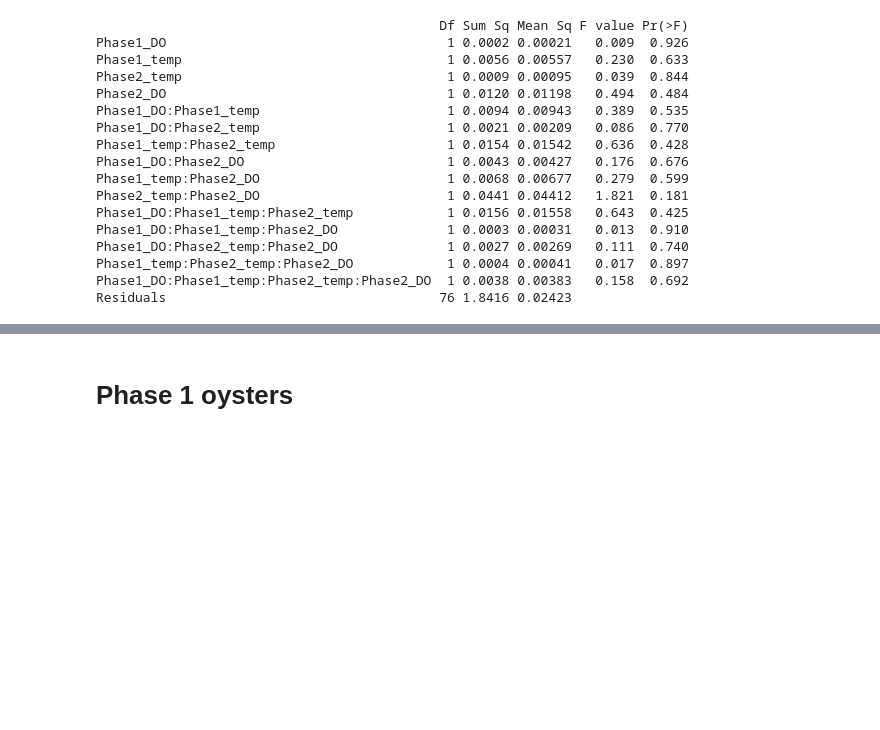
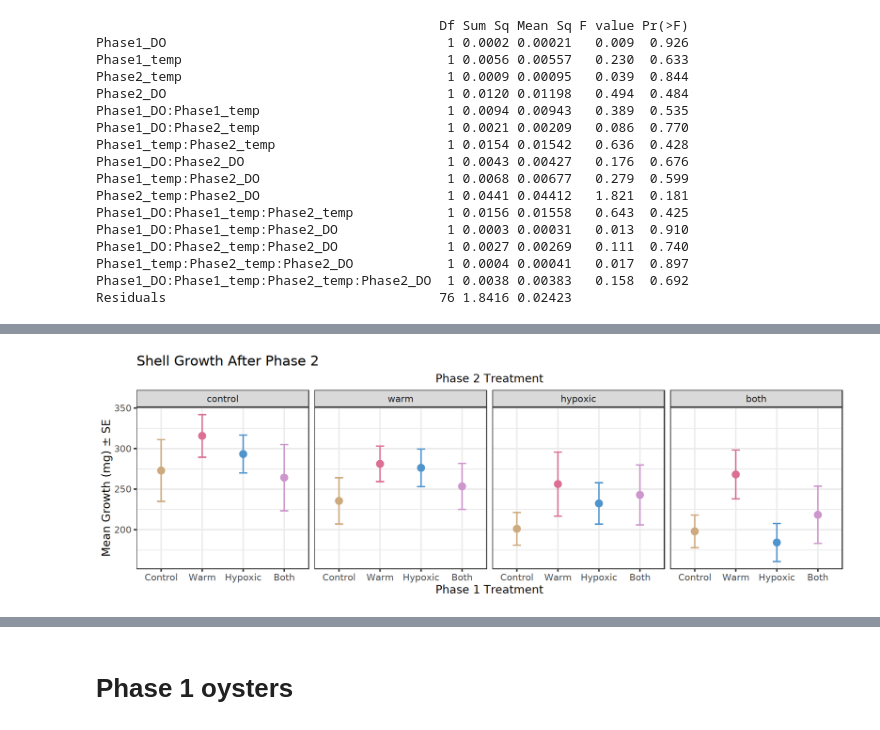
Before and after one commit to jgmcdonough/CE24_RNA-seq, a Jupyter notebook: analysis/growth/growth_treatments.ipynb, the cells around one changed output, grey strips where cells are left out. Saved outputs shown, nothing was run; the diff lists cells and outputs as text; code cells hidden in the pictures; blank space fills up the shorter version.

Commit message:
add growth plots for all 16 treatment combos

```diff
--- a/analysis/growth/growth_treatments.ipynb
+++ b/analysis/growth/growth_treatments.ipynb
@@ -311,3 +314,12 @@ A grouped_df: 6 × 17
 | 2 | B1_W5_O50 | both | warm | hypoxic | 1 | warm | warm | ... |
 | 2 | B1_W5_O50 | both | warm | hypoxic | 1 | warm | warm | ... |
 | 2 | B1_W5_O50 | both | warm | hypoxic | 1 | warm | warm | ... |
+# %%
+sumStats.16 <- facet_dat %>%
+  group_by(combo_trtmt, Response) %>%
+  mutate(
+    mean_growth = mean(Growth, na.rm = TRUE),
+    se_growth = std.error(Growth, na.rm = TRUE)) %>%
+distinct(Response, combo_trtmt, .keep_all = TRUE)
+
+head(sumStats.16)
@@ -503,0 +532,28 @@ Residuals                                   76 1.8416 0.02423
+# %%
+shell16 <- sumStats.16 %>% filter(Response == 'Actual_shell_growth_mg')
+tissue16 <- sumStats.16 %>% filter(Response == 'Actual_tissue_growth_mg')
+ratio16 <- sumStats.16 %>% filter(Response == 'Ratio_tissue_shell_mg')
+# %%
+shell16_plot <- ggplot(shell16, aes(x = Phase1_treatment, y = mean_growth, color = Phase1_treatment)) +
+# Plot means as points
+geom_point(size = 4, position = position_dodge(0.9)) +
+ # Error bars for SD
+geom_errorbar(aes(ymin = mean_growth - se_growth, ymax = mean_growth + se_growth),
+              width = 0.2, position = position_dodge(0.9)) +
+#scale_y_continuous(position = "right") +   # move y-axis to right
+facet_wrap(~Phase2_treatment, nrow = 1) +
+scale_color_manual(values = c("hypoxic" = "steelblue3", "warm" = "palevioletred", "control" = "burlywood3", "both" = "plum3")) +
+scale_x_discrete(labels = stringr::str_to_title) +
+guides(fill = 'none') +
+labs(x = 'Phase 1 Treatment',
+    y = 'Mean Growth (mg) ± SE',
+    title = 'Shell Growth After Phase 2',
+    subtitle = 'Phase 2 Treatment') +
+theme_bw(base_size = 16) +
+theme(legend.position = "none",
+      plot.subtitle = element_text(hjust = 0.5)
+)
+
+shell16_plot
+# %% [output]
+[figure, added]
```
Also changed, not shown: parts of 12 cells of this notebook, 1 other file.
